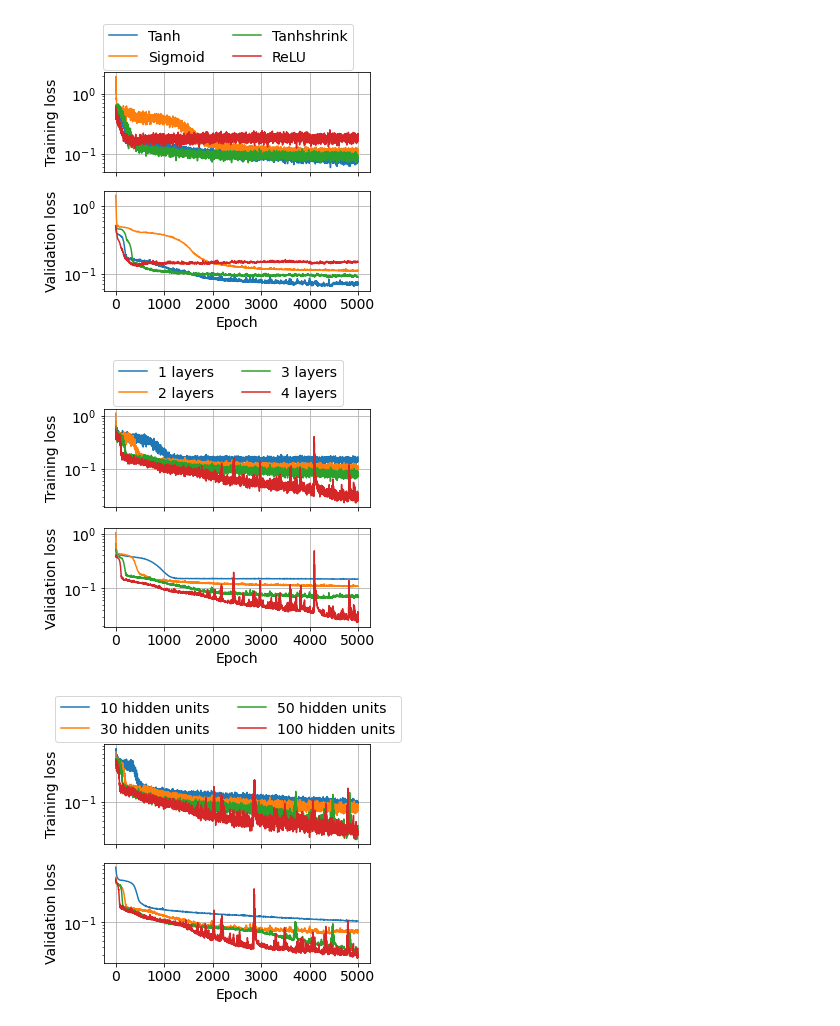
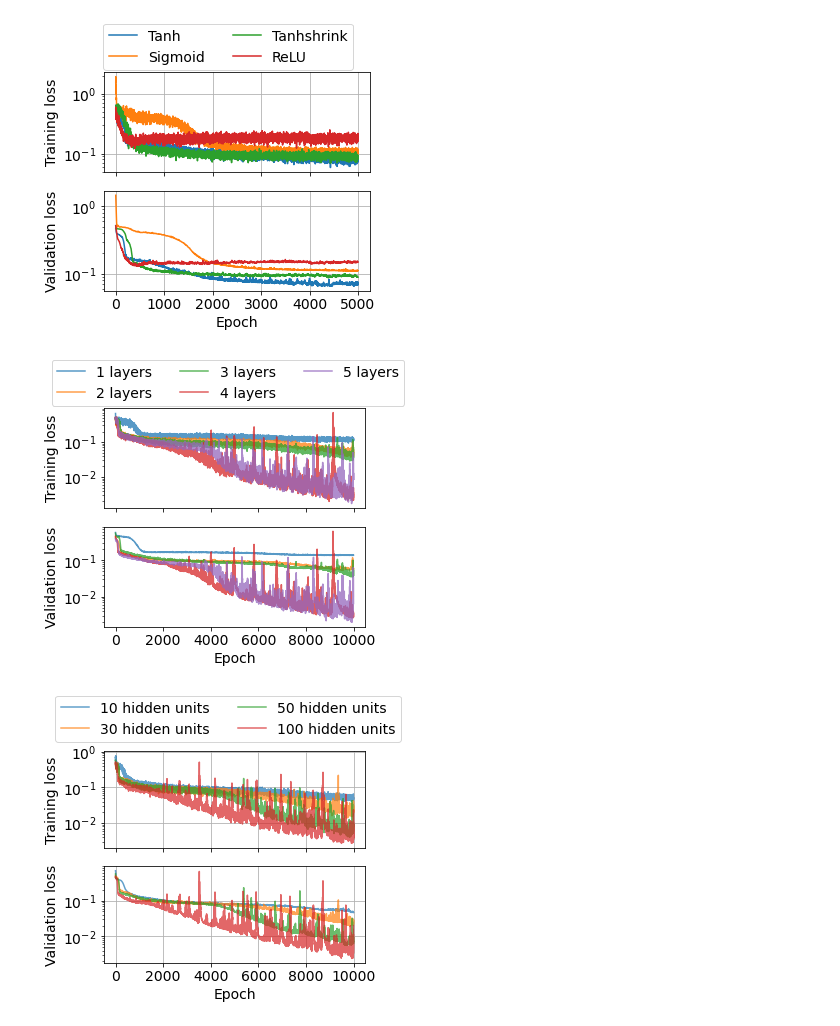
Before and after one commit to runehoejlund/deep-learning-pinn, a Jupyter notebook: hyperparams.ipynb, the cells around one changed output. Saved outputs shown, nothing was run; the diff lists cells and outputs as text; code cells hidden in the pictures.

Commit message:
Ran hyperparameter analysis for 10000 epochs and more layers. Created notebook to put perspective on runtime vs losses.

```diff
--- a/hyperparams.ipynb
+++ b/hyperparams.ipynb
@@ -21,7 +21,7 @@ lrs = [0.0005, 0.001, 0.005, 0.01]
 
 f, ax = plt.subplots(2, figsize=(5,4), sharex=True)
 for i, lr in enumerate(lrs):
-    loss_train, loss_val, loss_test = torch.load('./model/' + model_name(learning_rate=lr) + '_losses.pt')
+    loss_train, loss_val, loss_test = torch.load('./model/' + model_name(learning_rate=lr, epochs=10000) + '_losses.pt')
     plt.subplot(2, 1, 1)
     plt.semilogy(loss_train, alpha=0.75)
     plt.ylabel('Training loss')
@@ -67,43 +67,43 @@ plt.show()
 # %% [output]
 [figure]
 # %%
-layers = [1, 2, 3, 4]
+layers = [1, 2, 3, 4, 5]
 
 f, ax = plt.subplots(2, figsize=(5,4), sharex=True)
 for i, N_layers in enumerate(layers):
-    loss_train, loss_val, loss_test = torch.load('./model/' + model_name(N_layers=N_layers) + '_losses.pt')
+    loss_train, loss_val, loss_test = torch.load('./model/' + model_name(N_layers=N_layers, epochs=10000) + '_losses.pt')
     plt.subplot(2, 1, 1)
     plt.semilogy(loss_train, alpha=0.75)
     plt.ylabel('Training loss')
     plt.grid()
 
     plt.subplot(2, 1, 2)
     plt.semilogy(loss_val, label=str(N_layers) + ' layers', alpha=0.75)
     plt.ylabel('Validation loss')
     plt.xlabel('Epoch')
     plt.grid()
 
 ax[0].grid()
 ax[1].grid()
-f.legend(loc='upper center', bbox_to_anchor=(0.55, 1.14), ncol=2)
+f.legend(loc='upper center', bbox_to_anchor=(0.55, 1.14), ncol=3)
 plt.tight_layout()
 f.savefig('./figs/hyperparams/hyperparam_n_layers.pdf', dpi=600, bbox_inches = 'tight')
 plt.show()
 # %% [output]
-[figure, old version]
+[figure, new version]
 # %%
 N_hids = [10, 30, 50, 100]
 
 f, ax = plt.subplots(2, figsize=(5,4), sharex=True)
 for N_hid in N_hids:
-    loss_train, loss_val, loss_test = torch.load('./model/' + model_name(N_hid=N_hid) + '_losses.pt')
+    loss_train, loss_val, loss_test = torch.load('./model/' + model_name(N_hid=N_hid, epochs=10000) + '_losses.pt')
     plt.subplot(2, 1, 1)
-    plt.semilogy(loss_train)
+    plt.semilogy(loss_train, alpha=0.7)
     plt.ylabel('Training loss')
     plt.grid()
 
     plt.subplot(2, 1, 2)
-    plt.semilogy(loss_val, label=str(N_hid) + ' hidden units')
+    plt.semilogy(loss_val, alpha=0.7, label=str(N_hid) + ' hidden units')
     plt.ylabel('Validation loss')
     plt.xlabel('Epoch')
     plt.grid()
@@ -115,4 +115,4 @@ plt.tight_layout()
 f.savefig('./figs/hyperparams/hyperparam_n_hid.pdf', dpi=600, bbox_inches = 'tight')
 plt.show()
 # %% [output]
-[figure, old version]
+[figure, new version]
```
Also changed, not shown: parts of 1 cell of this notebook, 19 other files.
